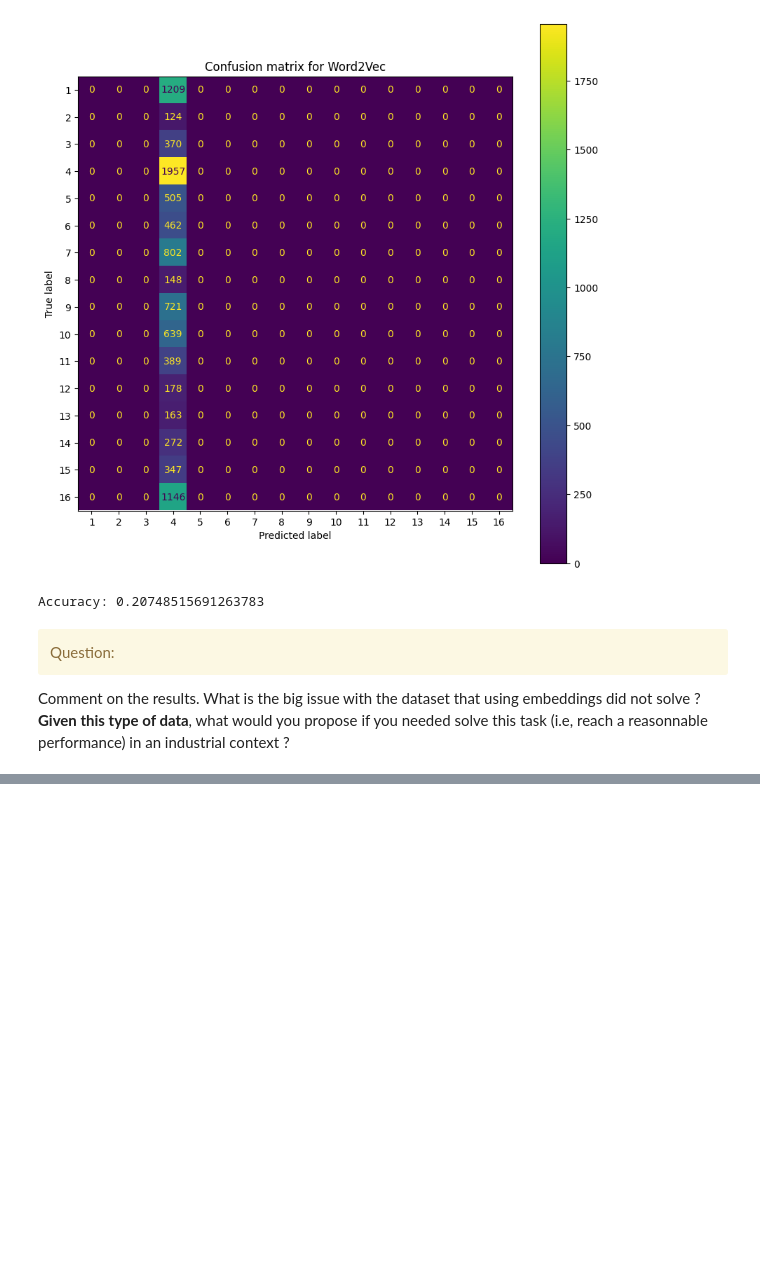
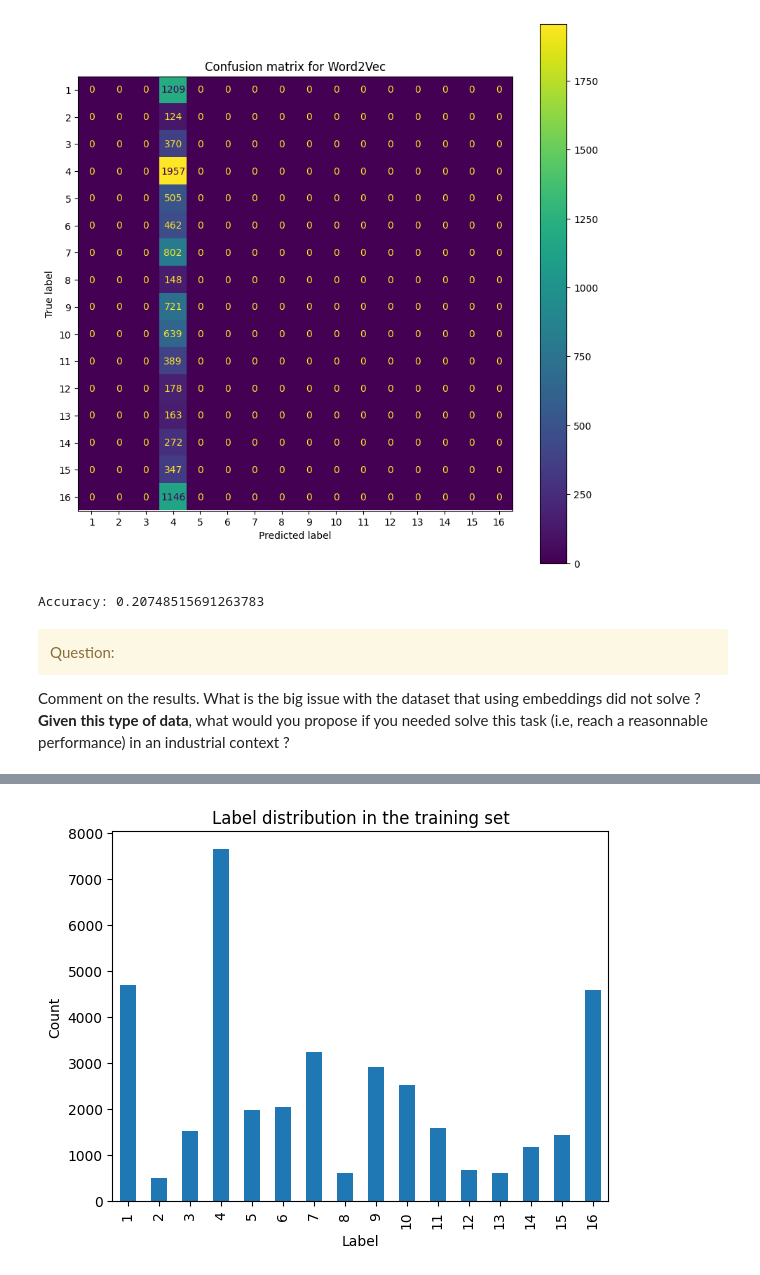
Before and after one commit to TarcisioBueno/word-embeddings-for-classification-SDTSIA214, a Jupyter notebook: TP_WE_for_Classification_SD-TSIA-214_Students.ipynb, the cells around one changed output, grey strips where cells are left out. Saved outputs shown, nothing was run; the diff lists cells and outputs as text; code cells hidden in the pictures; blank space fills up the shorter version.

```diff
--- a/TP_WE_for_Classification_SD-TSIA-214_Students.ipynb
+++ b/TP_WE_for_Classification_SD-TSIA-214_Students.ipynb
@@ -608,0 +616,15 @@ Comment on the results. What is the big issue with the dataset that using embedd
+# %%
+import pandas as pd
+
+# Convert labels to integers and create a DataFrame
+df = pd.DataFrame({'Label': [int(x) for x in train_labels]})
+
+# Plot the label distribution in the training set
+plt.figure()
+df['Label'].value_counts().sort_index().plot(kind='bar')
+plt.xlabel('Label')
+plt.ylabel('Count')
+plt.title('Label distribution in the training set')
+plt.show()
+# %% [output]
+[figure, added]
```
Also changed, not shown: parts of 2 cells of this notebook.
